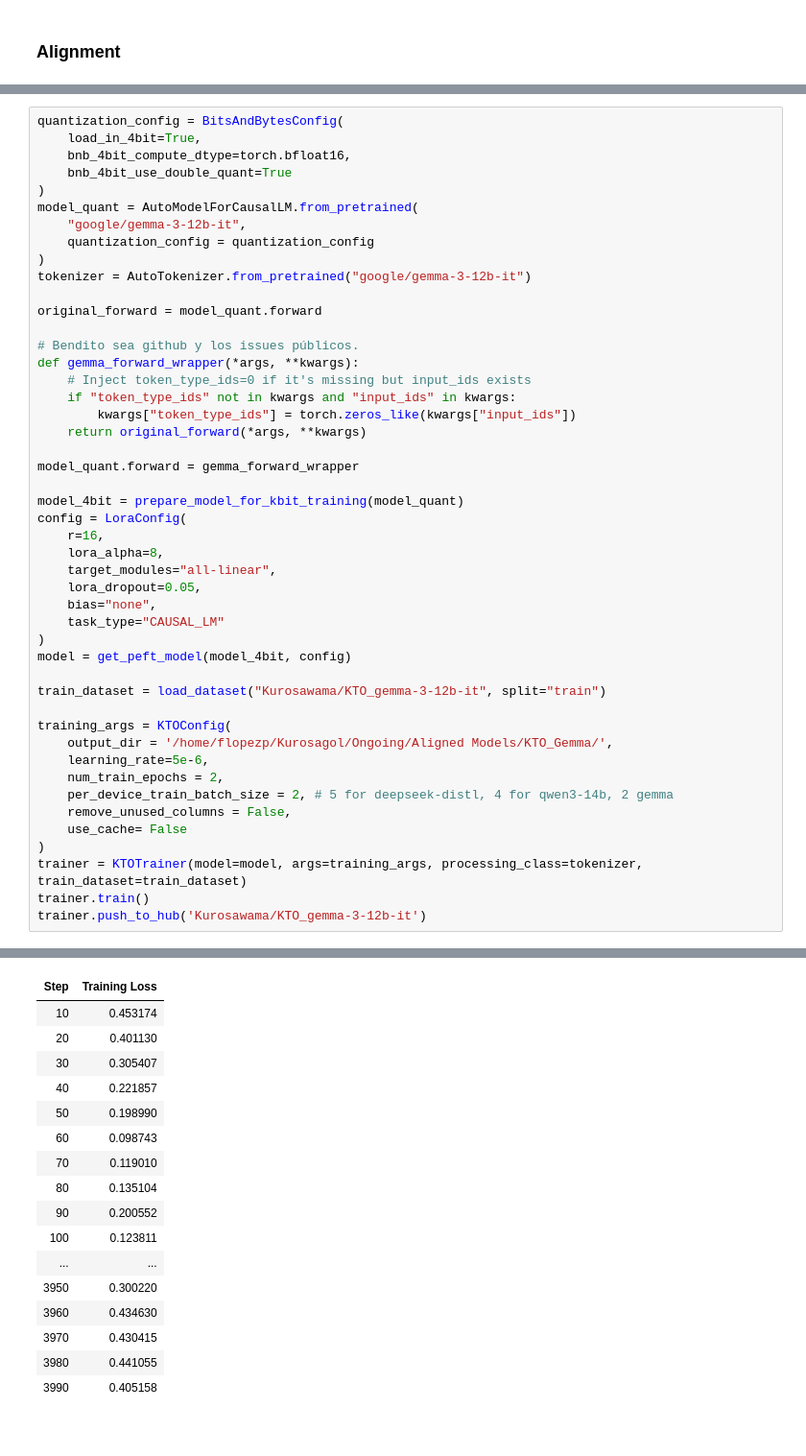
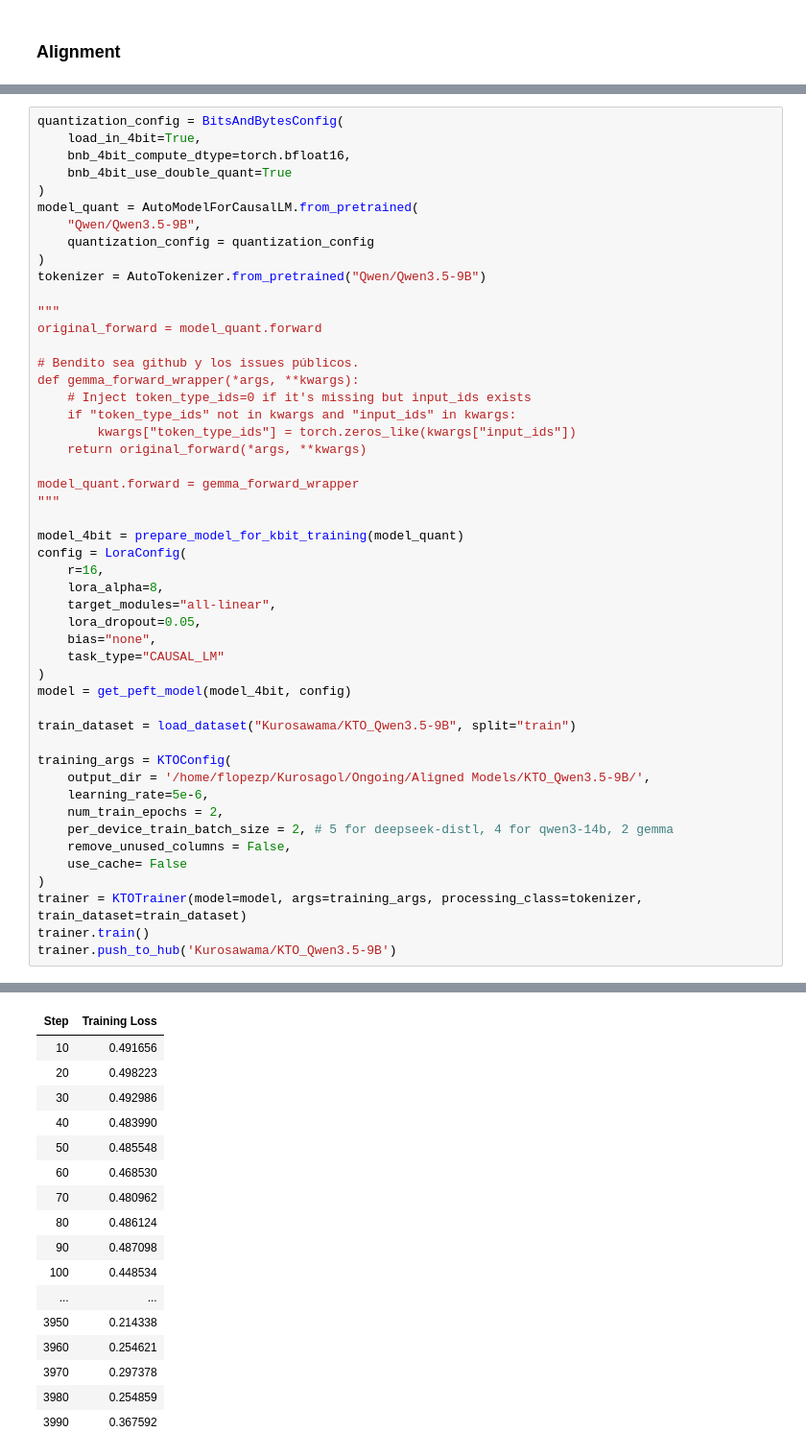
Before and after one commit to Kurocaguama/Kurosagol, a Jupyter notebook: Ongoing/NM Alignment.ipynb, the cells around one changed output, grey strips where cells are left out. Shown at 96% size. Drawn from its saved outputs; the diff is of its cells as text.

```diff
--- a/Ongoing/NM Alignment.ipynb
+++ b/Ongoing/NM Alignment.ipynb
@@ -457,11 +395,12 @@ quantization_config = BitsAndBytesConfig(
     bnb_4bit_use_double_quant=True
 )
 model_quant = AutoModelForCausalLM.from_pretrained(
-    "google/gemma-3-12b-it",
+    "Qwen/Qwen3.5-9B",
     quantization_config = quantization_config
 )
-tokenizer = AutoTokenizer.from_pretrained("google/gemma-3-12b-it")
+tokenizer = AutoTokenizer.from_pretrained("Qwen/Qwen3.5-9B")
 
+"""
 original_forward = model_quant.forward
 
 # Bendito sea github y los issues públicos.
@@ -472,6 +411,7 @@ def gemma_forward_wrapper(*args, **kwargs):
     return original_forward(*args, **kwargs)
 
 model_quant.forward = gemma_forward_wrapper
+"""
 
 model_4bit = prepare_model_for_kbit_training(model_quant)
 config = LoraConfig(
@@ -484,10 +424,10 @@ config = LoraConfig(
 )
 model = get_peft_model(model_4bit, config)
 
-train_dataset = load_dataset("Kurosawama/KTO_gemma-3-12b-it", split="train")
+train_dataset = load_dataset("Kurosawama/KTO_Qwen3.5-9B", split="train")
 
 training_args = KTOConfig(
-    output_dir = '/home/flopezp/Kurosagol/Ongoing/Aligned Models/KTO_Gemma/',
+    output_dir = '/home/flopezp/Kurosagol/Ongoing/Aligned Models/KTO_Qwen3.5-9B/',
     learning_rate=5e-6,
     num_train_epochs = 2,
     per_device_train_batch_size = 2, # 5 for deepseek-distl, 4 for qwen3-14b, 2 gemma
@@ -496,5 +436,5 @@ training_args = KTOConfig(
 )
 trainer = KTOTrainer(model=model, args=training_args, processing_class=tokenizer, train_dataset=train_dataset)
 trainer.train()
-trainer.push_to_hub('Kurosawama/KTO_gemma-3-12b-it')
+trainer.push_to_hub('Kurosawama/KTO_Qwen3.5-9B')
 # %% [output]
@@ -504,17 +444,17 @@ The tokenizer has new PAD/BOS/EOS tokens that differ from the model config and g
 | Step | Training Loss |
-| 10 | 0.453174 |
-| 20 | 0.401130 |
-| 30 | 0.305407 |
-| 40 | 0.221857 |
-| 50 | 0.198990 |
-| 60 | 0.098743 |
-| 70 | 0.119010 |
-| 80 | 0.135104 |
-| 90 | 0.200552 |
-| 100 | 0.123811 |
+| 10 | 0.491656 |
+| 20 | 0.498223 |
+| 30 | 0.492986 |
+| 40 | 0.483990 |
+| 50 | 0.485548 |
+| 60 | 0.468530 |
+| 70 | 0.480962 |
+| 80 | 0.486124 |
+| 90 | 0.487098 |
+| 100 | 0.448534 |
 | ... | ... |
-| 3950 | 0.300220 |
-| 3960 | 0.434630 |
-| 3970 | 0.430415 |
-| 3980 | 0.441055 |
-| 3990 | 0.405158 |
+| 3950 | 0.214338 |
+| 3960 | 0.254621 |
+| 3970 | 0.297378 |
+| 3980 | 0.254859 |
+| 3990 | 0.367592 |
```
Also changed, not shown: parts of 11 cells of this notebook, 2 other files.
